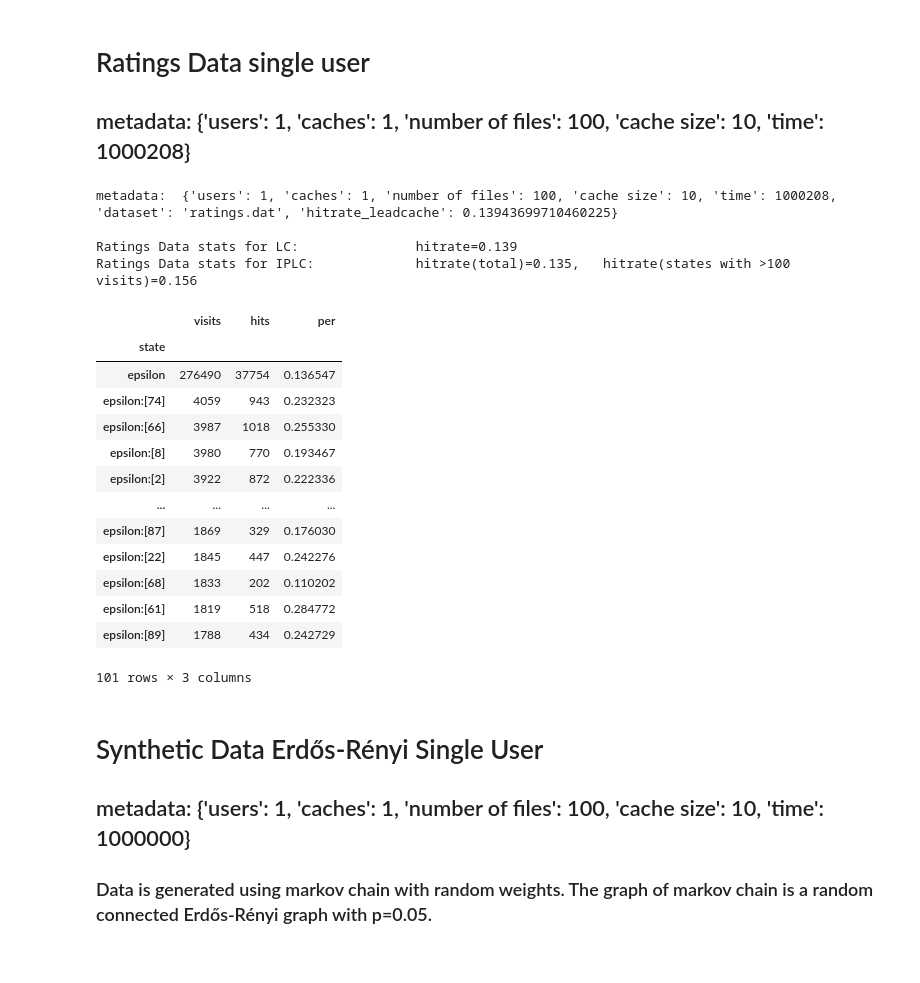
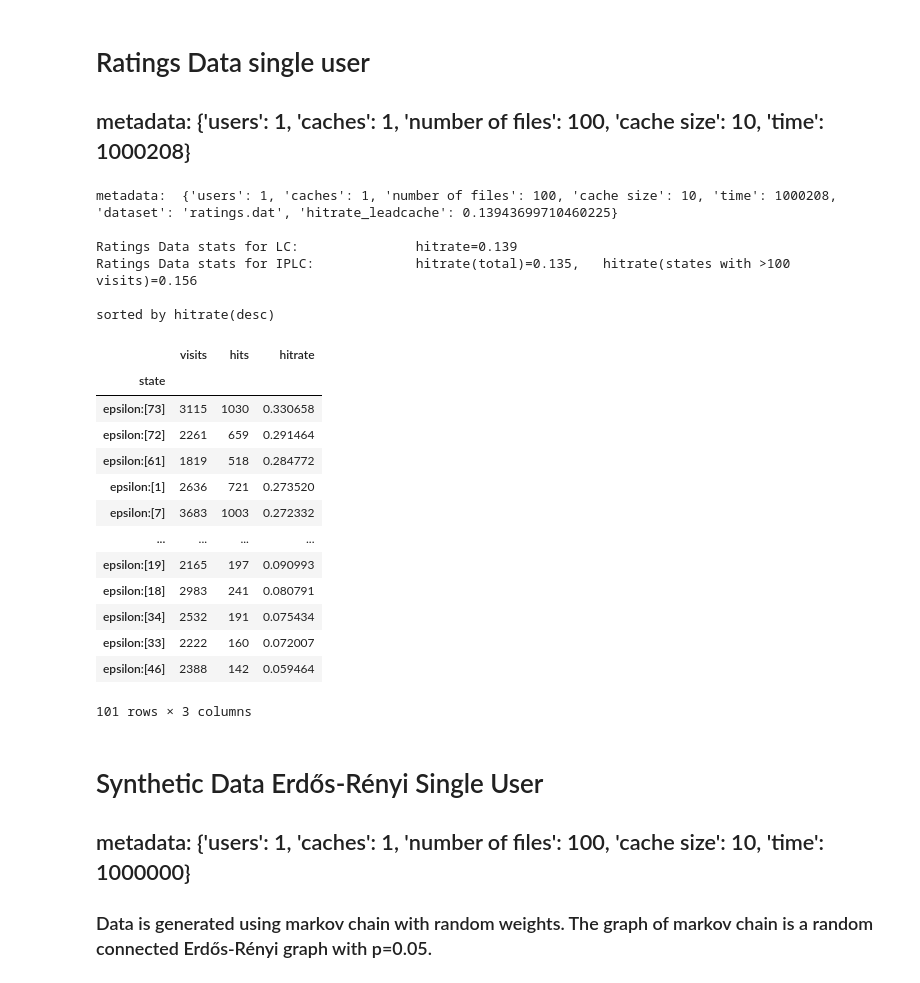
Before and after one commit to AtivJoshi/UniversalCaching, a Jupyter notebook: results.ipynb, the cells around one changed output. Drawn from its saved outputs; the diff is of its cells as text; code cells hidden in the pictures.

```diff
--- a/results.ipynb
+++ b/results.ipynb
@@ -12,6 +12,9 @@ print('metadata: ',metadata)
 print(f'\nCMU Data stats for LC: \t\t hitrate={0.468778048637998:.03f}')
 print(f'CMU Data stats for IPLC: \t net hitrate={0.2443013134065187:0.3f}, \t hitrate(states with >1000 visits)={0.39071790981080184:0.3f}')
 df.drop(df[df['visits']<1000].index,inplace=True)
+df.sort_values(by='per',ascending=False,inplace=True)
+df.rename({'per':'hitrate'},inplace=True,axis=1)
+print('\nsorted by hitrate(desc)')
 df
 # %% [output]
 metadata:  {'users': 1, 'caches': 1, 'number of files': 100, 'cache size': 10, 'time': 753156, 'dataset': 'CMU_huge.txt', 'hitrate_leadcache': 0.468778048637998}
@@ -38,32 +43,37 @@ CMU Data stats for IPLC:         net hitrate=0.244,      hitrate(states with >10
 # %%
 folder_path=""
 with pd.HDFStore(folder_path+'data/ratings_data_full.h5') as storage:
   df=storage['df']
   df.set_index('state',drop=True,inplace=True)
   metadata=storage.get_storer('df').attrs.metadata
 print('metadata: ',metadata)
 print(f'\nRatings Data stats for LC: \t\t hitrate={0.13943699710460225:.03f}')
 print(f'Ratings Data stats for IPLC: \t\t hitrate(total)={0.13454201526082574:0.3f}, \t hitrate(states with >100 visits)={0.1564158948046467:0.3f}')
 df.drop(df[df['visits']<1000].index,inplace=True)
+df.sort_values(by='per',ascending=False,inplace=True)
+df.rename({'per':'hitrate'},inplace=True,axis=1)
+print('\nsorted by hitrate(desc)')
 df
 # %% [output]
 metadata:  {'users': 1, 'caches': 1, 'number of files': 100, 'cache size': 10, 'time': 1000208, 'dataset': 'ratings.dat', 'hitrate_leadcache': 0.13943699710460225}
 
 Ratings Data stats for LC:               hitrate=0.139
 Ratings Data stats for IPLC:             hitrate(total)=0.135,   hitrate(states with >100 visits)=0.156
+
+sorted by hitrate(desc)
-|  | visits | hits | per |
+|  | visits | hits | hitrate |
 | state |  |  |  |
-| epsilon | 276490 | 37754 | 0.136547 |
-| epsilon:[74] | 4059 | 943 | 0.232323 |
-| epsilon:[66] | 3987 | 1018 | 0.255330 |
-| epsilon:[8] | 3980 | 770 | 0.193467 |
-| epsilon:[2] | 3922 | 872 | 0.222336 |
+| epsilon:[73] | 3115 | 1030 | 0.330658 |
+| epsilon:[72] | 2261 | 659 | 0.291464 |
+| epsilon:[61] | 1819 | 518 | 0.284772 |
+| epsilon:[1] | 2636 | 721 | 0.273520 |
+| epsilon:[7] | 3683 | 1003 | 0.272332 |
 | ... | ... | ... | ... |
-| epsilon:[87] | 1869 | 329 | 0.176030 |
-| epsilon:[22] | 1845 | 447 | 0.242276 |
-| epsilon:[68] | 1833 | 202 | 0.110202 |
-| epsilon:[61] | 1819 | 518 | 0.284772 |
-| epsilon:[89] | 1788 | 434 | 0.242729 |
+| epsilon:[19] | 2165 | 197 | 0.090993 |
+| epsilon:[18] | 2983 | 241 | 0.080791 |
+| epsilon:[34] | 2532 | 191 | 0.075434 |
+| epsilon:[33] | 2222 | 160 | 0.072007 |
+| epsilon:[46] | 2388 | 142 | 0.059464 |
 101 rows × 3 columns
 # %% [markdown]
 # Synthetic Data Erdős-Rényi Single User
```
Also changed, not shown: parts of 6 cells of this notebook.
